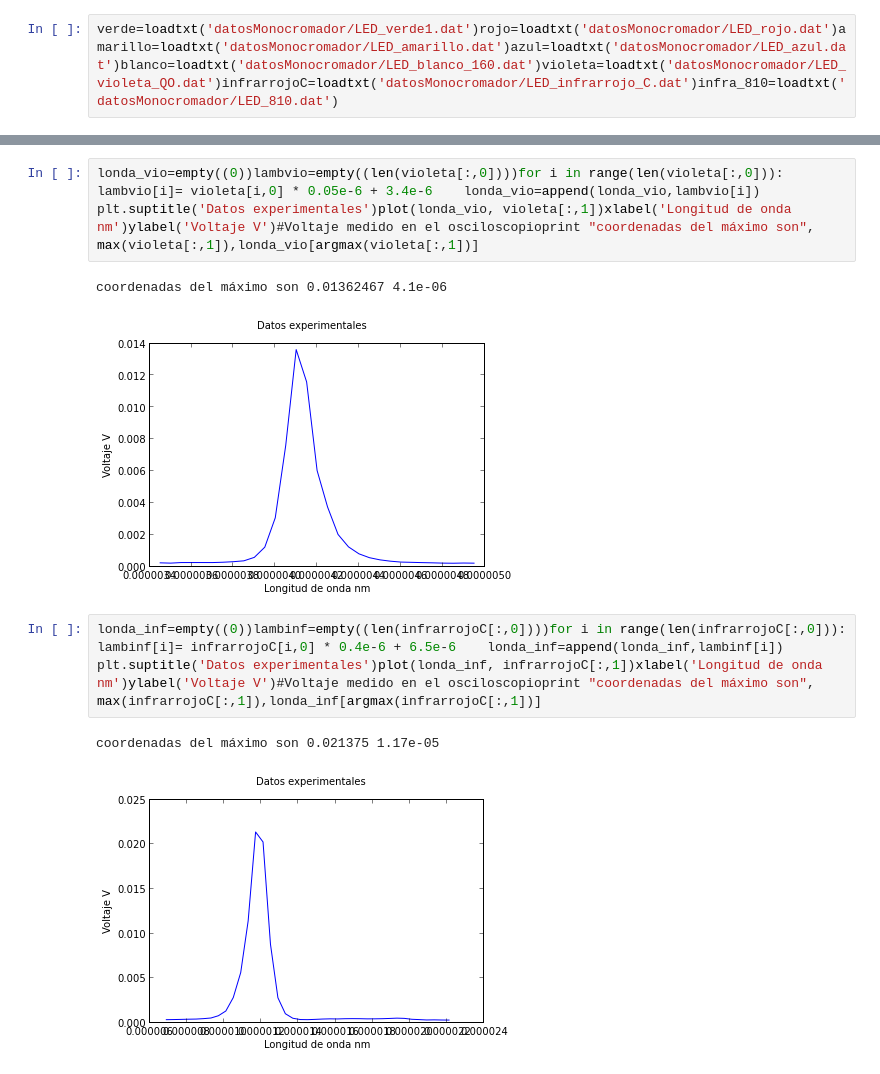
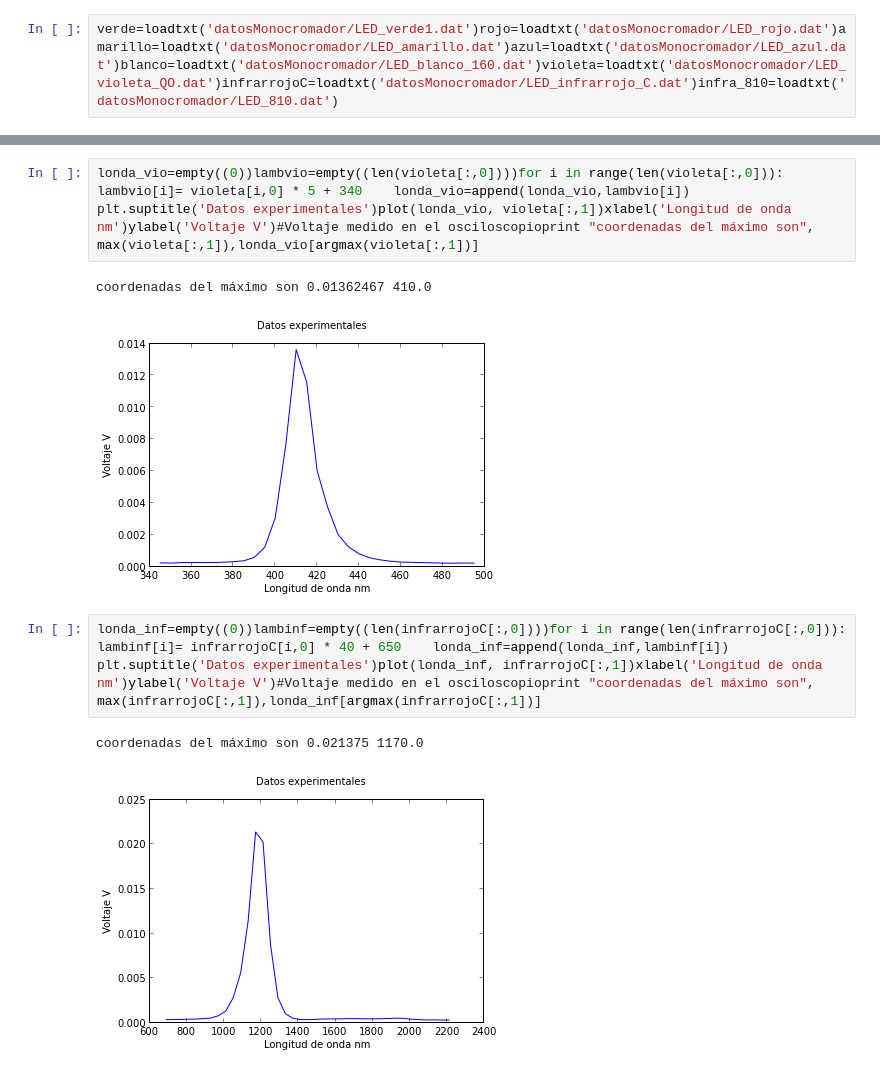
Before and after one commit to CristinaNavarrete/LabIntermedio, a Jupyter notebook: lambda_intensidad monocromador.ipynb, the cells around one changed output, grey strips where cells are left out. Drawn from its saved outputs; the diff is of its cells as text.

```diff
--- a/lambda_intensidad monocromador.ipynb
+++ b/lambda_intensidad monocromador.ipynb
@@ -32,11 +32,11 @@ coordenadas del máximo son 0.00638 4.59e-06coordenadas del segundo máximo 0.00
 # %%
-londa_vio=empty((0))lambvio=empty((len(violeta[:,0])))for i in range(len(violeta[:,0])):    lambvio[i]= violeta[i,0] * 0.05e-6 + 3.4e-6    londa_vio=append(londa_vio,lambvio[i])    plt.suptitle('Datos experimentales')plot(londa_vio, violeta[:,1])xlabel('Longitud de onda nm')ylabel('Voltaje V')#Voltaje medido en el osciloscopioprint "coordenadas del máximo son", max(violeta[:,1]),londa_vio[argmax(violeta[:,1])]
+londa_vio=empty((0))lambvio=empty((len(violeta[:,0])))for i in range(len(violeta[:,0])):    lambvio[i]= violeta[i,0] * 5 + 340    londa_vio=append(londa_vio,lambvio[i])    plt.suptitle('Datos experimentales')plot(londa_vio, violeta[:,1])xlabel('Longitud de onda nm')ylabel('Voltaje V')#Voltaje medido en el osciloscopioprint "coordenadas del máximo son", max(violeta[:,1]),londa_vio[argmax(violeta[:,1])]
 # %% [output]
-coordenadas del máximo son 0.01362467 4.1e-06
+coordenadas del máximo son 0.01362467 410.0
-[figure, old version]
+[figure, new version]
 # %%
-londa_inf=empty((0))lambinf=empty((len(infrarrojoC[:,0])))for i in range(len(infrarrojoC[:,0])):    lambinf[i]= infrarrojoC[i,0] * 0.4e-6 + 6.5e-6    londa_inf=append(londa_inf,lambinf[i])    plt.suptitle('Datos experimentales')plot(londa_inf, infrarrojoC[:,1])xlabel('Longitud de onda nm')ylabel('Voltaje V')#Voltaje medido en el osciloscopioprint "coordenadas del máximo son", max(infrarrojoC[:,1]),londa_inf[argmax(infrarrojoC[:,1])]
+londa_inf=empty((0))lambinf=empty((len(infrarrojoC[:,0])))for i in range(len(infrarrojoC[:,0])):    lambinf[i]= infrarrojoC[i,0] * 40 + 650    londa_inf=append(londa_inf,lambinf[i])    plt.suptitle('Datos experimentales')plot(londa_inf, infrarrojoC[:,1])xlabel('Longitud de onda nm')ylabel('Voltaje V')#Voltaje medido en el osciloscopioprint "coordenadas del máximo son", max(infrarrojoC[:,1]),londa_inf[argmax(infrarrojoC[:,1])]
 # %% [output]
-coordenadas del máximo son 0.021375 1.17e-05
+coordenadas del máximo son 0.021375 1170.0
-[figure, old version]
+[figure, new version]
 # %%
```
Also changed, not shown: parts of 10 cells of this notebook.
